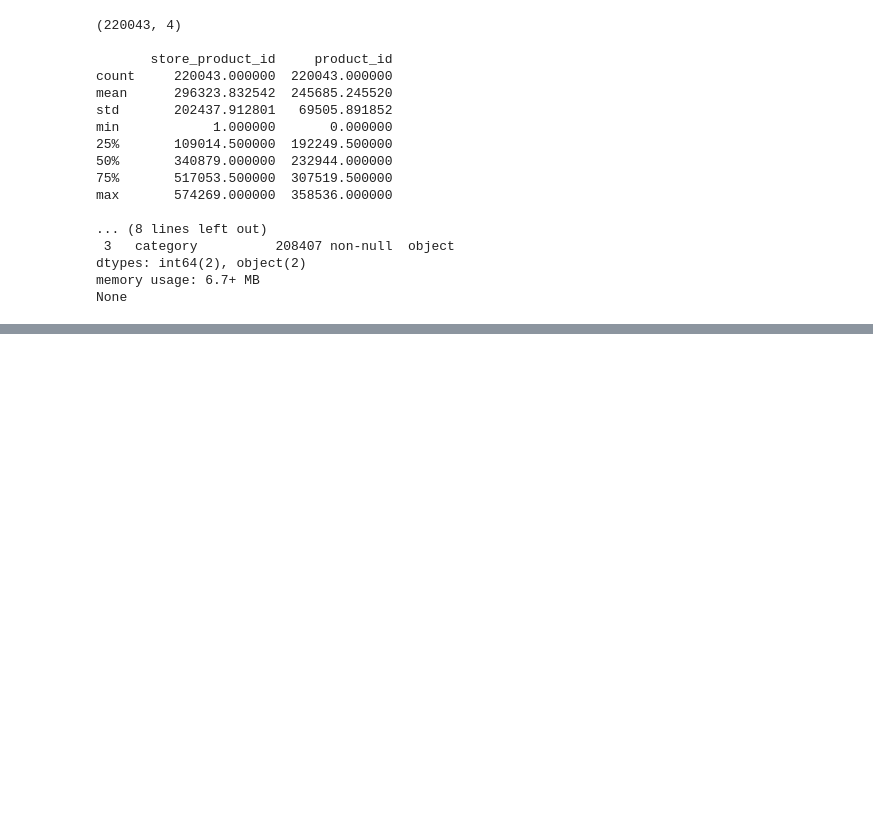
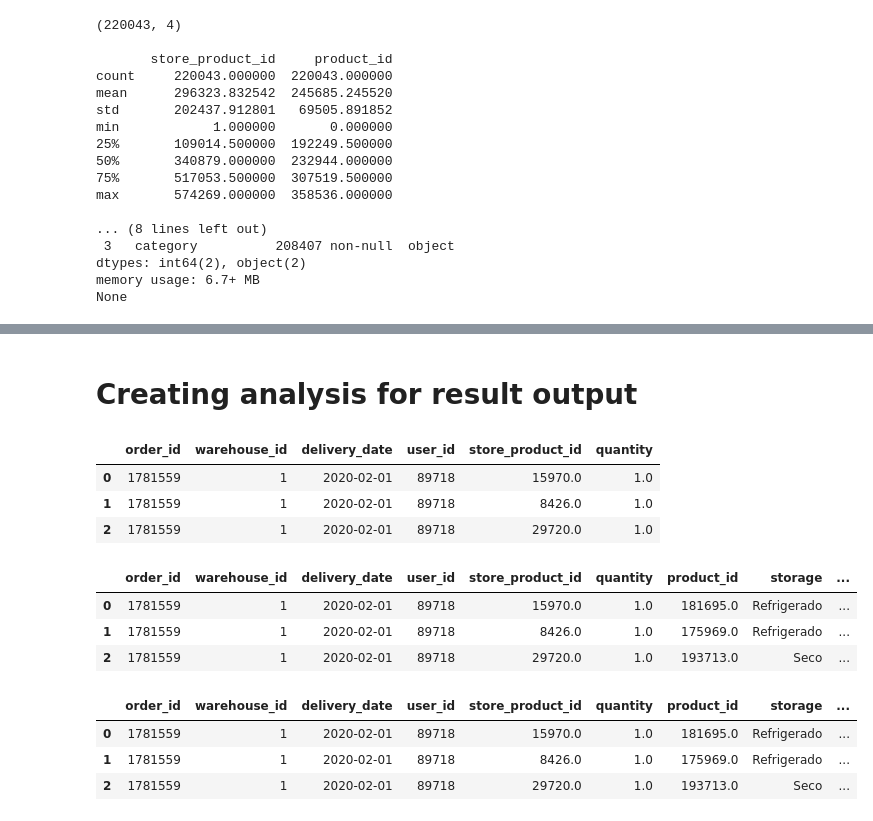
Before and after one commit to alexaugusto23/warehouse_dataset, a Jupyter notebook: warehouse_analysis.ipynb, the cells around one changed output, grey strips where cells are left out. Saved outputs shown, nothing was run; the diff lists cells and outputs as text; code cells hidden in the pictures; blank space fills up the shorter version.

```diff
--- a/warehouse_analysis.ipynb
+++ b/warehouse_analysis.ipynb
@@ -172,0 +312,30 @@ None
+# %% [markdown]
+# Creating analysis for result output
+# %%
+pd.set_option('display.max_columns', None)
+pd.set_option('display.max_rows', 10000)
+# %%
+df = orders.merge(order_products, how='left', on='order_id')
+
+df.head(3)
+# %% [output]
+|  | order_id | warehouse_id | delivery_date | user_id | store_product_id | quantity |
+| 0 | 1781559 | 1 | 2020-02-01 | 89718 | 15970.0 | 1.0 |
+| 1 | 1781559 | 1 | 2020-02-01 | 89718 | 8426.0 | 1.0 |
+| 2 | 1781559 | 1 | 2020-02-01 | 89718 | 29720.0 | 1.0 |
+# %%
+df = df.merge(store_products, how='left', on='store_product_id')
+df.head(3)
+# %% [output]
+|  | order_id | warehouse_id | delivery_date | user_id | store_product_id | quantity | product_id | storage | ... |
+| 0 | 1781559 | 1 | 2020-02-01 | 89718 | 15970.0 | 1.0 | 181695.0 | Refrigerado | ... |
+| 1 | 1781559 | 1 | 2020-02-01 | 89718 | 8426.0 | 1.0 | 175969.0 | Refrigerado | ... |
+| 2 | 1781559 | 1 | 2020-02-01 | 89718 | 29720.0 | 1.0 | 193713.0 | Seco | ... |
+# %%
+df = df.merge(products, how='left', on='product_id')
+df.head(3)
+# %% [output]
+|  | order_id | warehouse_id | delivery_date | user_id | store_product_id | quantity | product_id | storage | ... |
+| 0 | 1781559 | 1 | 2020-02-01 | 89718 | 15970.0 | 1.0 | 181695.0 | Refrigerado | ... |
+| 1 | 1781559 | 1 | 2020-02-01 | 89718 | 8426.0 | 1.0 | 175969.0 | Refrigerado | ... |
+| 2 | 1781559 | 1 | 2020-02-01 | 89718 | 29720.0 | 1.0 | 193713.0 | Seco | ... |
```
Also changed, not shown: parts of 43 cells of this notebook.
